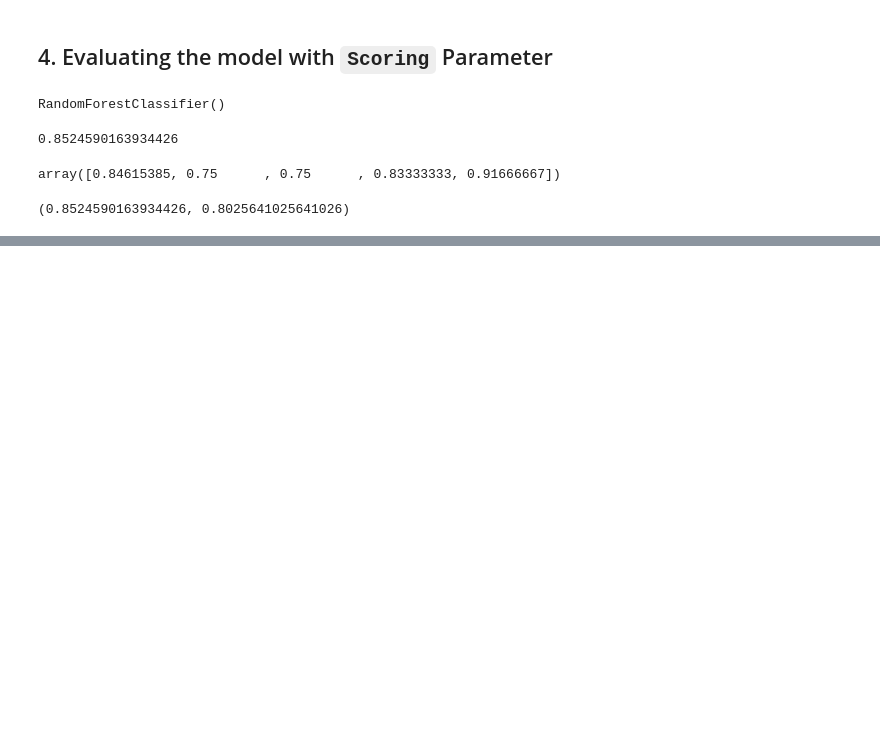
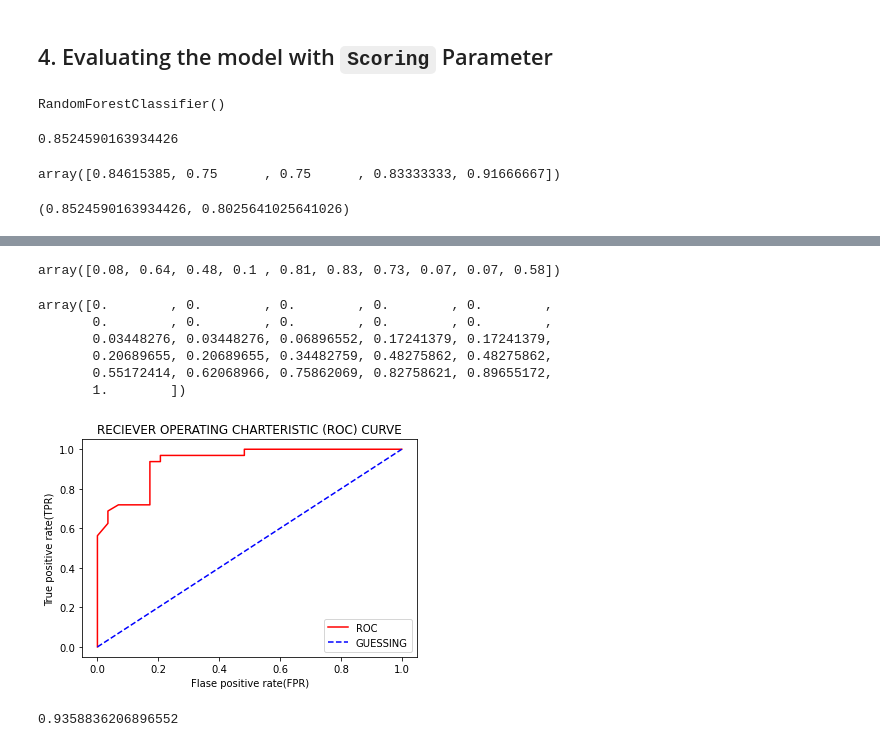
Before and after one commit to apurva200801/Scikit-Learn, a Jupyter notebook: 4. Evaluating a MODEL.ipynb, the cells around one changed output, grey strips where cells are left out. Drawn from its saved outputs; the diff is of its cells as text; code cells hidden in the pictures; blank space fills up the shorter version.

```diff
--- a/4. Evaluating a MODEL.ipynb
+++ b/4. Evaluating a MODEL.ipynb
@@ -112,0 +128,10 @@ Heart disease classifier cross-validated accuracy: 81.1639344262295
+# %%
+from sklearn.metrics import roc_curve
+
+#fitting the model
+clf.fit(x_train, y_train)
+
+# Make predictions with probabilities:
+y_probs = clf.predict_proba(x_test)
+
+y_probs[:10] , len(y_probs)
@@ -112,0 +150,47 @@ Heart disease classifier cross-validated accuracy: 81.1639344262295
+# %%
+y_probs_pos = y_probs[:,1]
+y_probs_pos[:10]
+# %% [output]
+array([0.08, 0.64, 0.48, 0.1 , 0.81, 0.83, 0.73, 0.07, 0.07, 0.58])
+# %%
+#claculate fpr,tpr and threshold:
+fpr, tpr , thresholds = roc_curve(y_test,y_probs_pos)
+# check false positive rates
+fpr
+# %% [output]
+array([0.        , 0.        , 0.        , 0.        , 0.        ,
+       0.        , 0.        , 0.        , 0.        , 0.        ,
+       0.03448276, 0.03448276, 0.06896552, 0.17241379, 0.17241379,
+       0.20689655, 0.20689655, 0.34482759, 0.48275862, 0.48275862,
+       0.55172414, 0.62068966, 0.75862069, 0.82758621, 0.89655172,
+       1.        ])
+# %%
+# Create a function for plotting roc curves:
+
+def plot_roc_curve(fpr,tpr):
+    """
+    plots a roc curve with the given false positive rate(fpr)
+    and true positive rate(tpr)
+
+    """
+    #plotting roc curve:
+    plt.plot(fpr,tpr,color="red",label="ROC")
+
+    #plotting the base line:
+    plt.plot([0,1],[0,1],color="blue", linestyle = "--", label="GUESSING")
+
+    #customizing the plot:
+    plt.xlabel ("Flase positive rate(FPR)")
+    plt.ylabel ("True positive rate(TPR)")
+    plt.title ("RECIEVER OPERATING CHARTERISTIC (ROC) CURVE")
+    plt.legend()
+    plt.show()
+
+plot_roc_curve(fpr,tpr)
+# %% [output]
+[figure, added]
+# %%
+from sklearn.metrics import roc_auc_score
+roc_auc_score(y_test, y_probs_pos)
+# %% [output]
+0.9358836206896552
```
Also changed, not shown: parts of 18 cells of this notebook.
